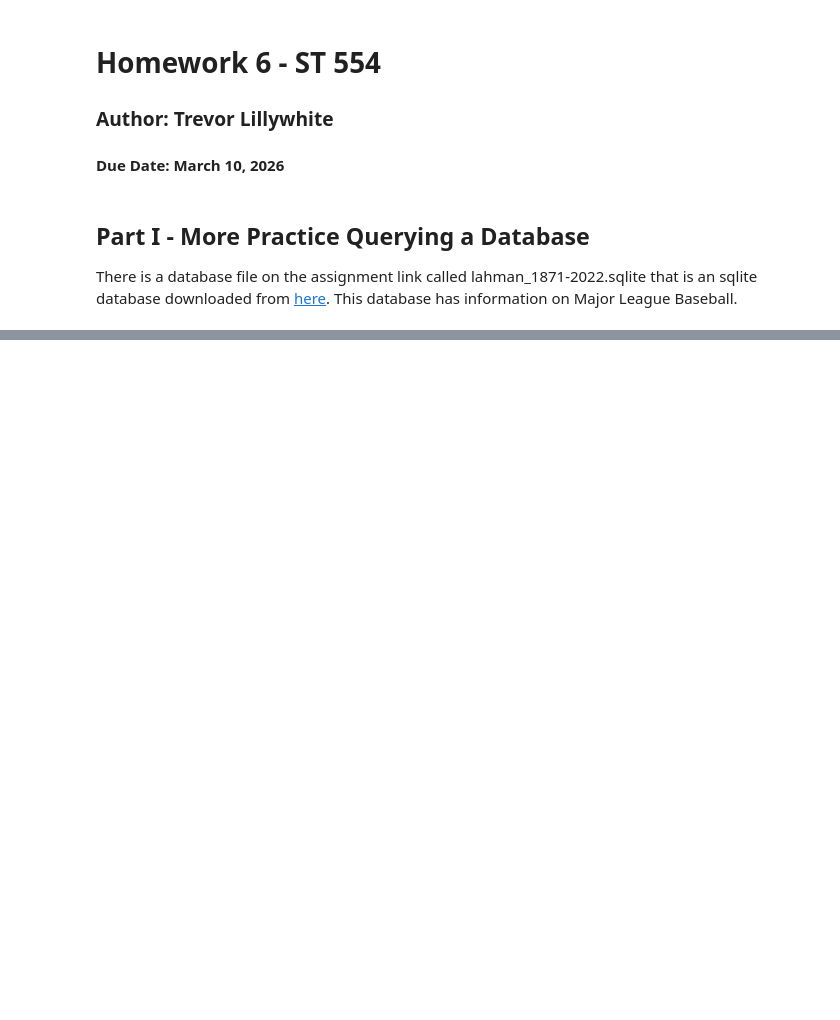
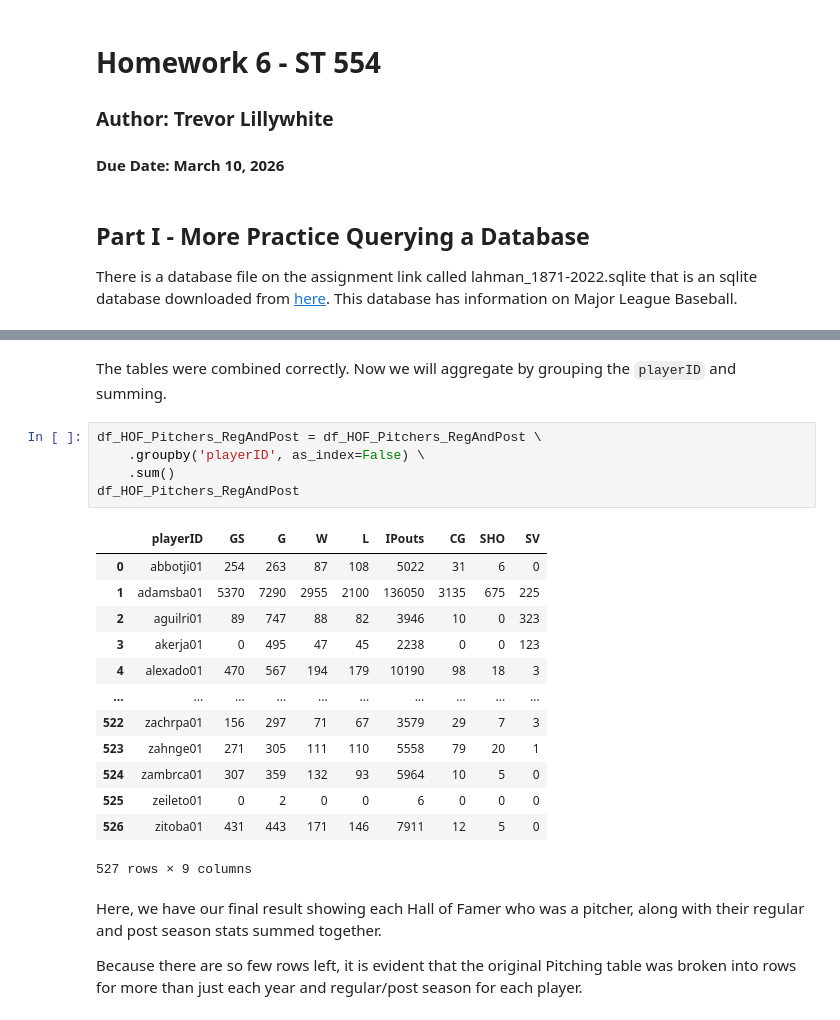
Before and after one commit to trevorlillywhite/HW6_ST554_TrevorLillywhite, a Jupyter notebook: Homework_6_ST_554_Trevor_Lillywhite.ipynb, the cells around one changed output, grey strips where cells are left out. Drawn from its saved outputs; the diff is of its cells as text; blank space fills up the shorter version.

```diff
--- a/Homework_6_ST_554_Trevor_Lillywhite.ipynb
+++ b/Homework_6_ST_554_Trevor_Lillywhite.ipynb
@@ -16,0 +190,25 @@ _Approach:_
+# %% [markdown]
+The tables were combined correctly. Now we will aggregate by grouping the `playerID` and summing.
+# %%
+df_HOF_Pitchers_RegAndPost = df_HOF_Pitchers_RegAndPost \
+    .groupby('playerID', as_index=False) \
+    .sum()
+df_HOF_Pitchers_RegAndPost
+# %% [output]
+|  | playerID | GS | G | W | L | IPouts | CG | SHO | SV |
+| 0 | abbotji01 | 254 | 263 | 87 | 108 | 5022 | 31 | 6 | 0 |
+| 1 | adamsba01 | 5370 | 7290 | 2955 | 2100 | 136050 | 3135 | 675 | 225 |
+| 2 | aguilri01 | 89 | 747 | 88 | 82 | 3946 | 10 | 0 | 323 |
+| 3 | akerja01 | 0 | 495 | 47 | 45 | 2238 | 0 | 0 | 123 |
+| 4 | alexado01 | 470 | 567 | 194 | 179 | 10190 | 98 | 18 | 3 |
+| ... | ... | ... | ... | ... | ... | ... | ... | ... | ... |
+| 522 | zachrpa01 | 156 | 297 | 71 | 67 | 3579 | 29 | 7 | 3 |
+| 523 | zahnge01 | 271 | 305 | 111 | 110 | 5558 | 79 | 20 | 1 |
+| 524 | zambrca01 | 307 | 359 | 132 | 93 | 5964 | 10 | 5 | 0 |
+| 525 | zeileto01 | 0 | 2 | 0 | 0 | 6 | 0 | 0 | 0 |
+| 526 | zitoba01 | 431 | 443 | 171 | 146 | 7911 | 12 | 5 | 0 |
+527 rows × 9 columns
+# %% [markdown]
+Here, we have our final result showing each Hall of Famer who was a pitcher, along with their regular and post season stats summed together.
+
+Because there are so few rows left, it is evident that the original Pitching table was broken into rows for more than just each year and regular/post season for each player.
```
Also changed, not shown: parts of 15 cells of this notebook.
